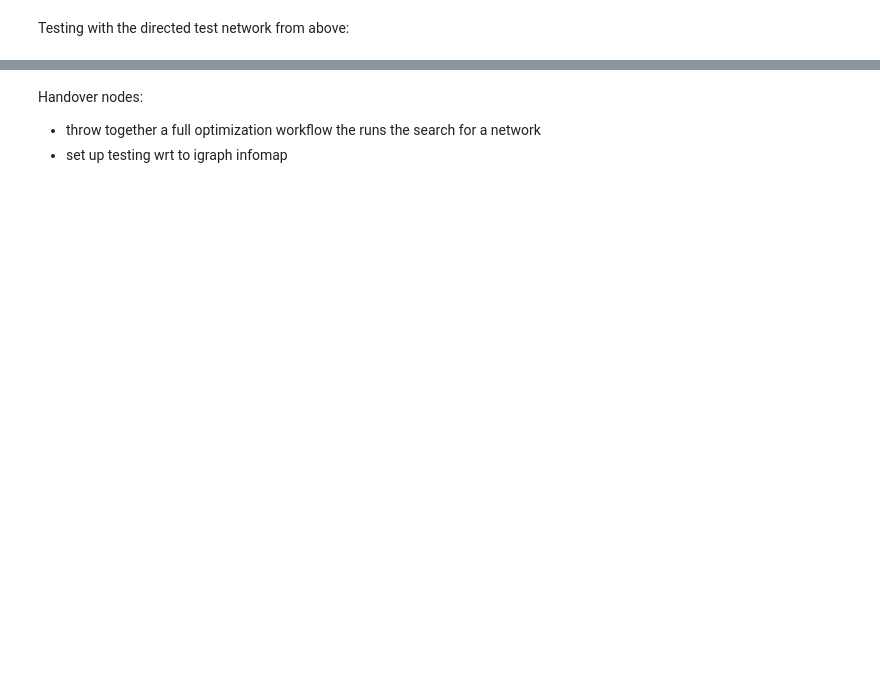
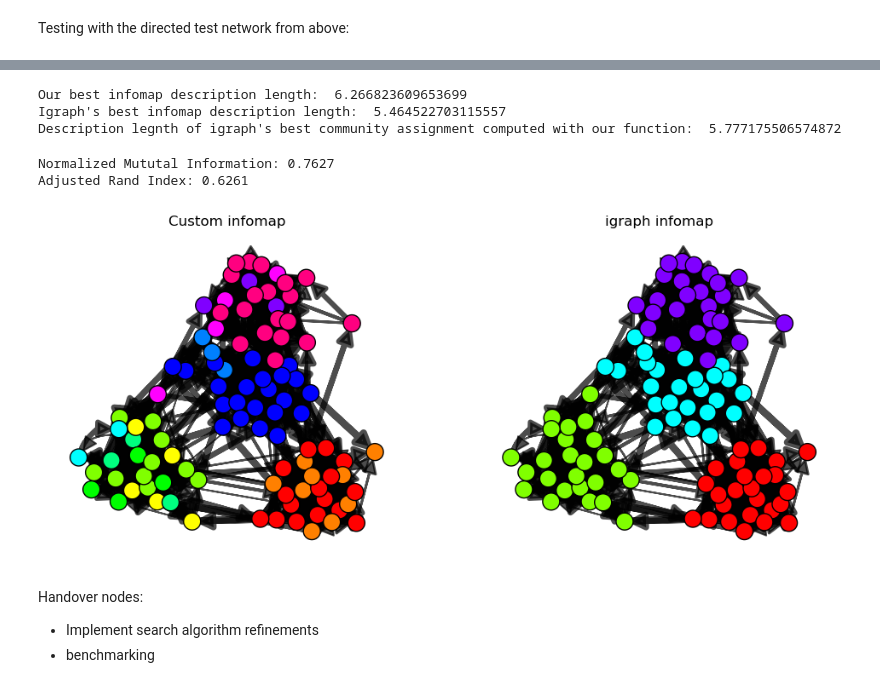
Before and after one commit to lm-schulze/ITI_project, a Jupyter notebook: SearchAlgorithm.ipynb, the cells around one changed output, grey strips where cells are left out. Drawn from its saved outputs; the diff is of its cells as text; code cells hidden in the pictures; blank space fills up the shorter version.

Commit message:
🚧 Built search algorithm skeleton & comparison to igraph results

```diff
--- a/SearchAlgorithm.ipynb
+++ b/SearchAlgorithm.ipynb
@@ -236,0 +361,2 @@ Codelength after compression:  2.8204297871009127
+# %%
+communities = search_community_partition(g_test_directed, verbose=True)
@@ -237,4 +381,29 @@ Codelength after compression:  2.8204297871009127
+# %%
+L_test = inf.compute_description_length(g_test_directed, communities)
+print("Our best infomap description length: ", L_test)
+# testing igraphs infomap implementation
+comms_ig = g_test_directed.community_infomap(edge_weights="weight")
+print("Igraph's best infomap description length: ", comms_ig.codelength)
+print("Description legnth of igraph's best community assignment computed with our function: ", inf.compute_description_length(g_test_directed, comms_ig.membership))
+# %% [output]
+Our best infomap description length:  6.266823609653699
+Igraph's best infomap description length:  5.464522703115557
+Description legnth of igraph's best community assignment computed with our function:  5.777175506574872
+# %%
+compare_partitions(communities, comms_ig.membership)
+# %% [output]
+Normalized Mututal Information: 0.7627
+Adjusted Rand Index: 0.6261
+# %%
+fig, ax = plt.subplots(ncols=2, figsize = (12, 5))
+ig.plot(g_test_directed, layout=layout_directed, **inf.visual_community_colors(g_test_directed, communities=communities, skipLayout=True), target=ax[0])
+ig.plot(g_test_directed, layout=layout_directed, **inf.visual_community_colors(g_test_directed, communities=comms_ig.membership, skipLayout=True), target=ax[1])
+ax[0].set_title("Custom infomap")
+ax[1].set_title("igraph infomap")
+plt.show()
+# %% [output]
+[figure, added]
 # %% [markdown]
 Handover nodes:
-- throw together a full optimization workflow the runs the search for a network
-- set up testing wrt to igraph infomap
+- Implement search algorithm refinements
+- benchmarking
```
Also changed, not shown: parts of 24 cells of this notebook, 1 other file.
